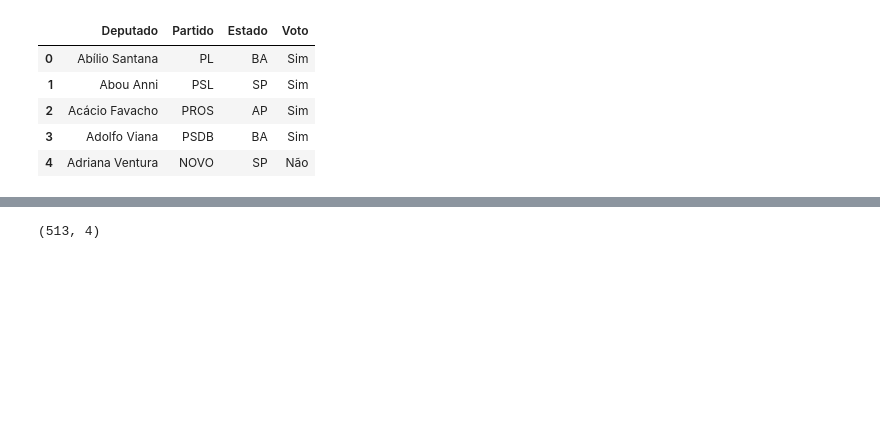
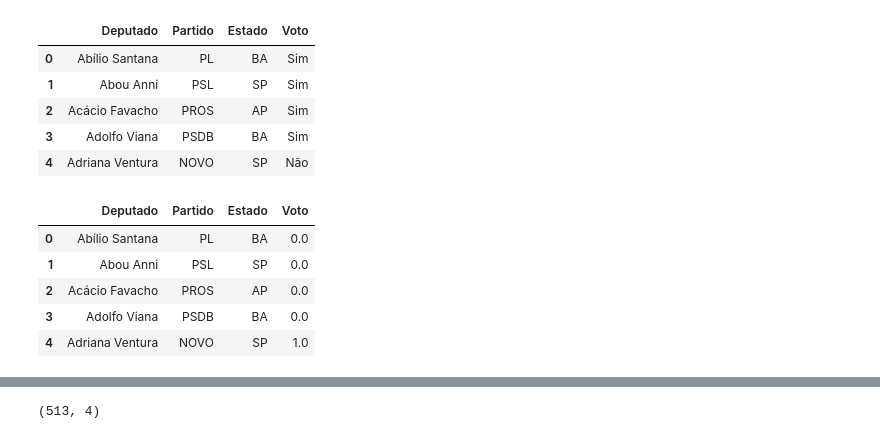
Before and after one commit to pcpiscator/Ciencia-de-dados, a Jupyter notebook: camara_X_stf.ipynb, the cells around one changed output, grey strips where cells are left out. Cells and saved outputs as stored; diff of their text form; code cells hidden in the pictures; blank space fills up the shorter version.

```diff
--- a/camara_X_stf.ipynb
+++ b/camara_X_stf.ipynb
@@ -20,5 +20,17 @@ dados.head()
 | 2 | Acácio Favacho | PROS | AP | Sim |
 | 3 | Adolfo Viana | PSDB | BA | Sim |
 | 4 | Adriana Ventura | NOVO | SP | Não |
+# %%
+mapeamento_Voto = {"Sim": 0, "Não": 1}
+dados['Voto'] = dados['Voto'].map(mapeamento_Voto)
+
+dados.head()
+# %% [output]
+|  | Deputado | Partido | Estado | Voto |
+| 0 | Abílio Santana | PL | BA | 0.0 |
+| 1 | Abou Anni | PSL | SP | 0.0 |
+| 2 | Acácio Favacho | PROS | AP | 0.0 |
+| 3 | Adolfo Viana | PSDB | BA | 0.0 |
+| 4 | Adriana Ventura | NOVO | SP | 1.0 |
 # %%
 dados
```
Also changed, not shown: parts of 11 cells of this notebook.
